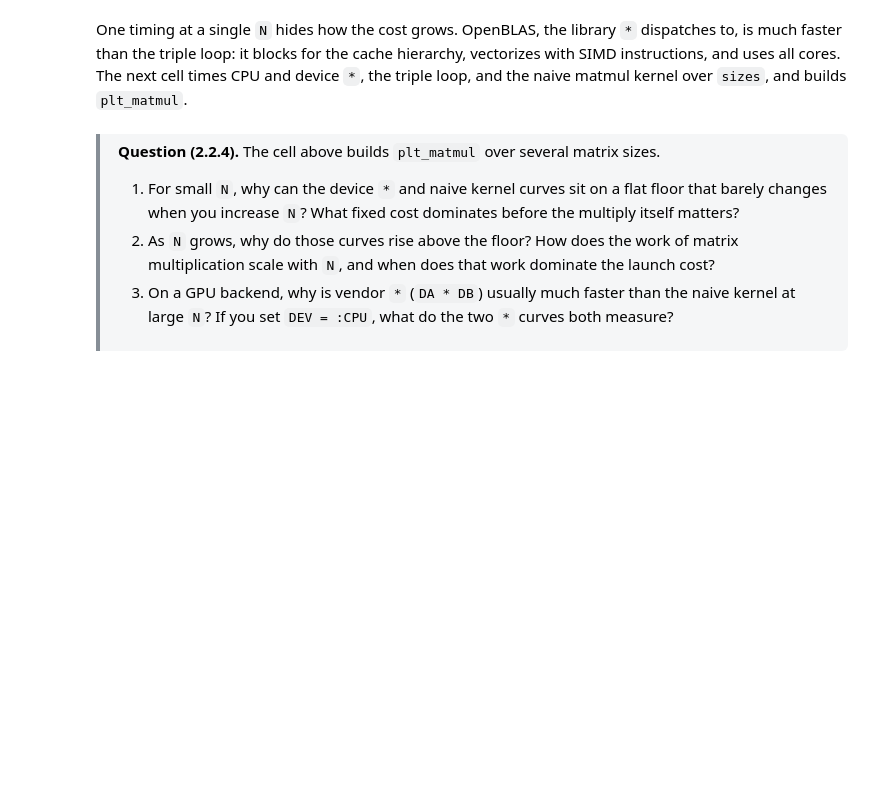
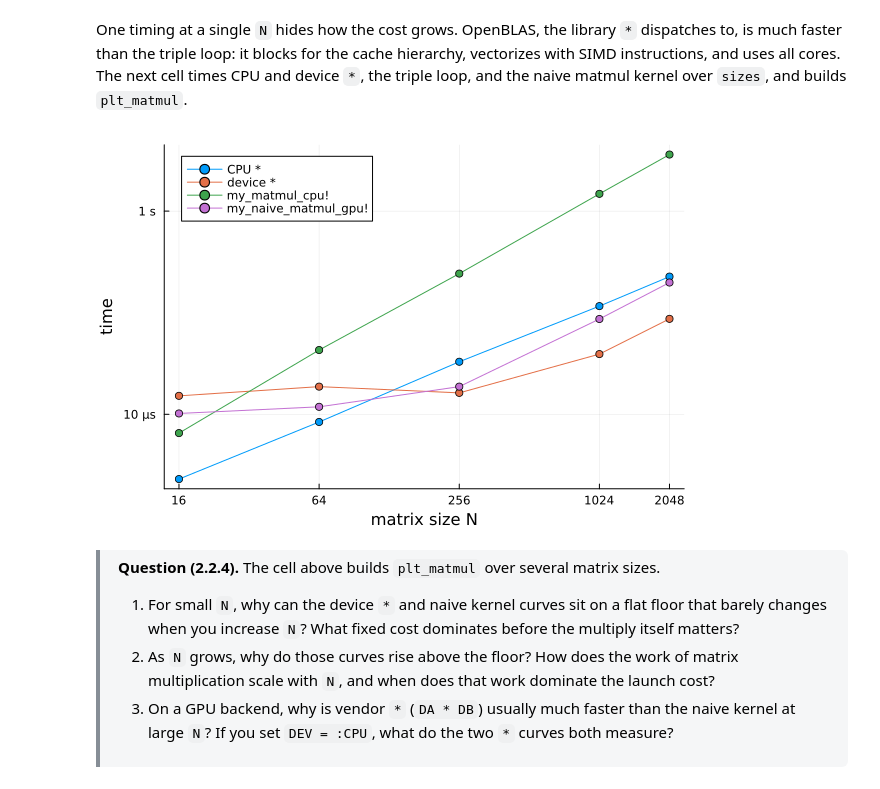
Before and after one commit to JuliaParallel/julia-hpc-tutorial-sc26, a Jupyter notebook: 02-Parallel-Programming/KernelAbstractions/solved_notebooks/matrix_multiplication.ipynb, the cells around one changed output. Cells and saved outputs as stored; diff of their text form; code cells hidden in the pictures; blank space fills up the shorter version.

```diff
--- a/02-Parallel-Programming/KernelAbstractions/solved_notebooks/matrix_multiplication.ipynb
+++ b/02-Parallel-Programming/KernelAbstractions/solved_notebooks/matrix_multiplication.ipynb
@@ -215,8 +303,8 @@ The textbook triple loop is given below; you will port its inner product to the
 # %%
-function MatrixMultiplication!(C, A, B)
+function my_matmul_cpu!(C, A, B)
     for i in 1:size(C, 1)
         for j in 1:size(C, 2)
-            C[i, j] = 0
+            C[i, j] = zero(eltype(C))
             for k in 1:size(A, 2)
                 C[i, j] += A[i, k] * B[k, j]
             end
@@ -317,36 +477,38 @@ One timing at a single `N` hides how the cost grows. OpenBLAS, the library `*` d
 # %%
 t_cpu_mul = Float64[]
 t_dev_mul = Float64[]
-t_cpu_loop, t_dev_naive = Float64[], Float64[]
+t_my_matmul_cpu, t_my_naive_matmul_gpu = Float64[], Float64[]
 for n in sizes
     X, Y = rand(Float32, n, n), rand(Float32, n, n)
     Z = zeros(Float32, n, n)
     push!(t_cpu_mul, @belapsed $X * $Y)
-    push!(t_cpu_loop, @belapsed MatrixMultiplication!($Z, $X, $Y))
+    push!(t_my_matmul_cpu, @belapsed my_matmul_cpu!($Z, $X, $Y))
     DX = allocate(Backend, Float32, n, n)
     copyto!(DX, X)
     DY = allocate(Backend, Float32, n, n)
     copyto!(DY, Y)
     push!(t_dev_mul, @belapsed begin
         $DX * $DY
         KernelAbstractions.synchronize($Backend)
     end)
     DZ = KernelAbstractions.zeros(Backend, Float32, n, n)
     w = min(32, n)
-    k! = MatrixMultiplication_kernel!(Backend, (w, w))
-    push!(t_dev_naive, @belapsed begin
+    k! = my_naive_matmul_gpu_kernel!(Backend, (w, w))
+    push!(t_my_naive_matmul_gpu, @belapsed begin
         $k!($DZ, $DX, $DY; ndrange = ($n, $n))
         KernelAbstractions.synchronize($Backend)
     end)
 end
 
-plt_matmul = Plots.plot(sizes, [t_cpu_mul t_dev_mul t_cpu_loop t_dev_naive];
-    label = ["CPU *" "device *" "CPU loop" "naive kernel"],
+plt_matmul = Plots.plot(sizes, [t_cpu_mul t_dev_mul t_my_matmul_cpu t_my_naive_matmul_gpu];
+    label = ["CPU *" "device *" "my_matmul_cpu!" "my_naive_matmul_gpu!"],
     xlabel = "matrix size N", ylabel = "time",
     xscale = :log2, yscale = :log10,
     xticks = (sizes, string.(sizes)),
     yformatter = tlabel, marker = :circle, legend = :topleft)
 plt_matmul
+# %% [output]
+[figure, added]
 # %% [markdown]
 <div style="border-left: 4px solid #868e96; background: rgba(134, 142, 150, 0.08); padding: 0.4em 1.2em 0.6em; border-radius: 0 6px 6px 0; margin: 1em 0;">
 
```
Also changed, not shown: parts of 45 cells of this notebook, 22 other files.
